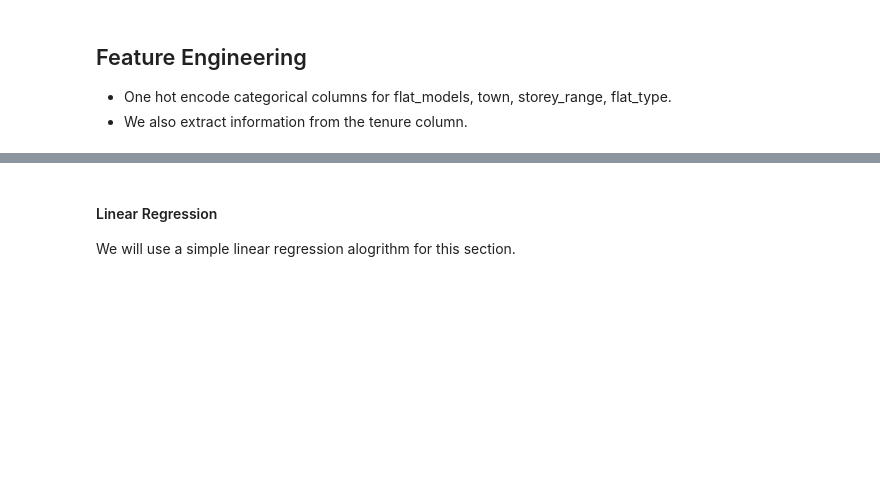
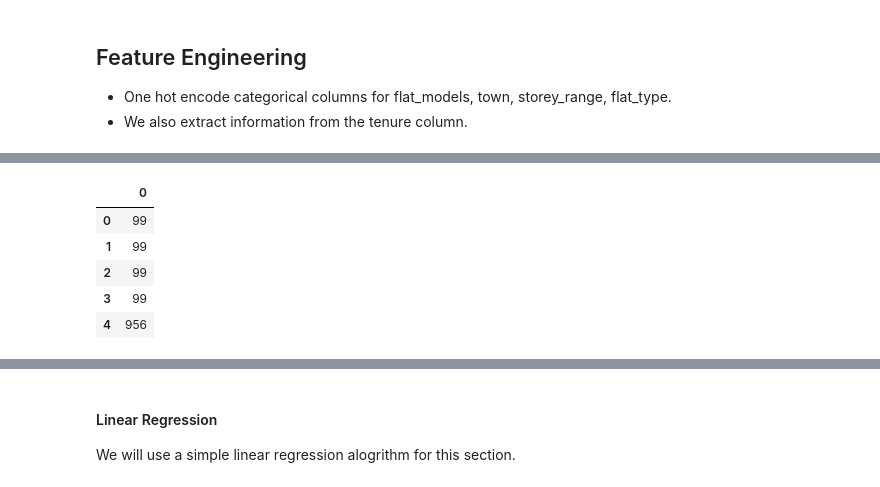
Before and after one commit to muhdhasan/Island-Property-Group, a Jupyter notebook: training/sales-private-prediction.ipynb, the cells around one changed output, grey strips where cells are left out. Drawn from its saved outputs; the diff is of its cells as text; code cells hidden in the pictures; blank space fills up the shorter version.

```diff
--- a/training/sales-private-prediction.ipynb
+++ b/training/sales-private-prediction.ipynb
@@ -293,7 +307,14 @@ freeholdVal.head()
 # %%
 # We retrieve rows without freehold
 tenureInfo = tenureEx[tenureEx[0] != "Freehold"]
 tenureDuration = tenureInfo.drop([1,2,3,4,5], axis=1)
 tenureStartYear = tenureInfo.drop([0,1,2,3,4], axis=1)
-tenureDuration.head(20)
+tenureDuration.head()
+# %% [output]
+|  | 0 |
+| 0 | 99 |
+| 1 | 99 |
+| 2 | 99 |
+| 3 | 99 |
+| 4 | 956 |
 # %%
```
Also changed, not shown: parts of 34 cells of this notebook, 4 other files.
